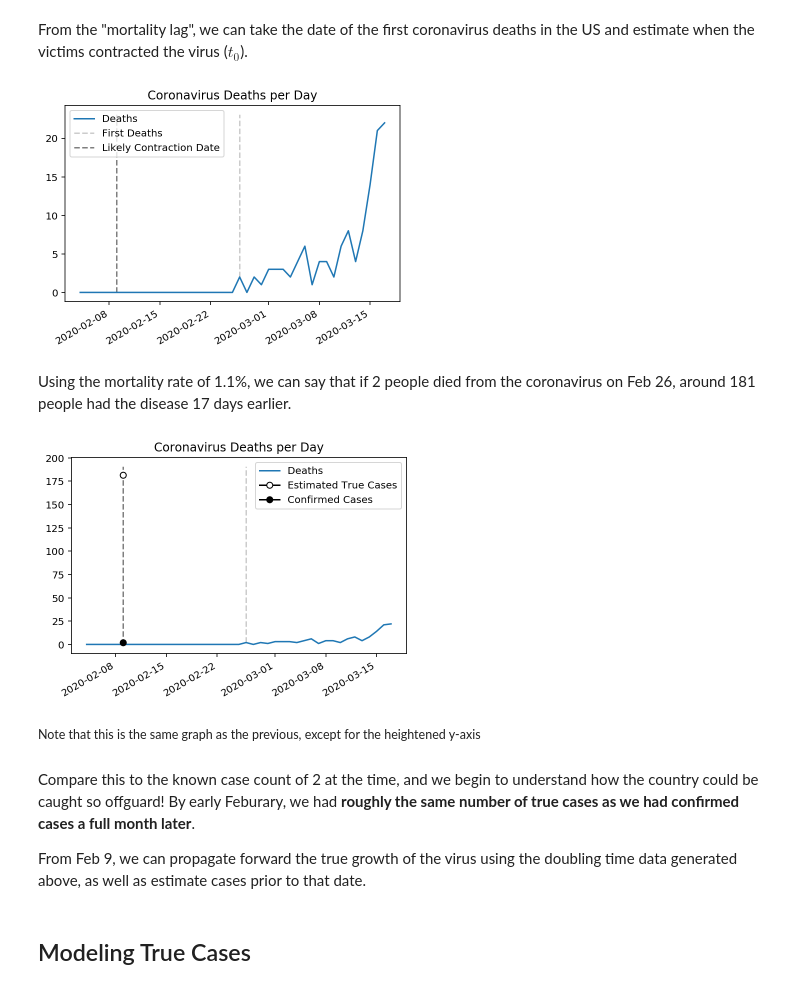
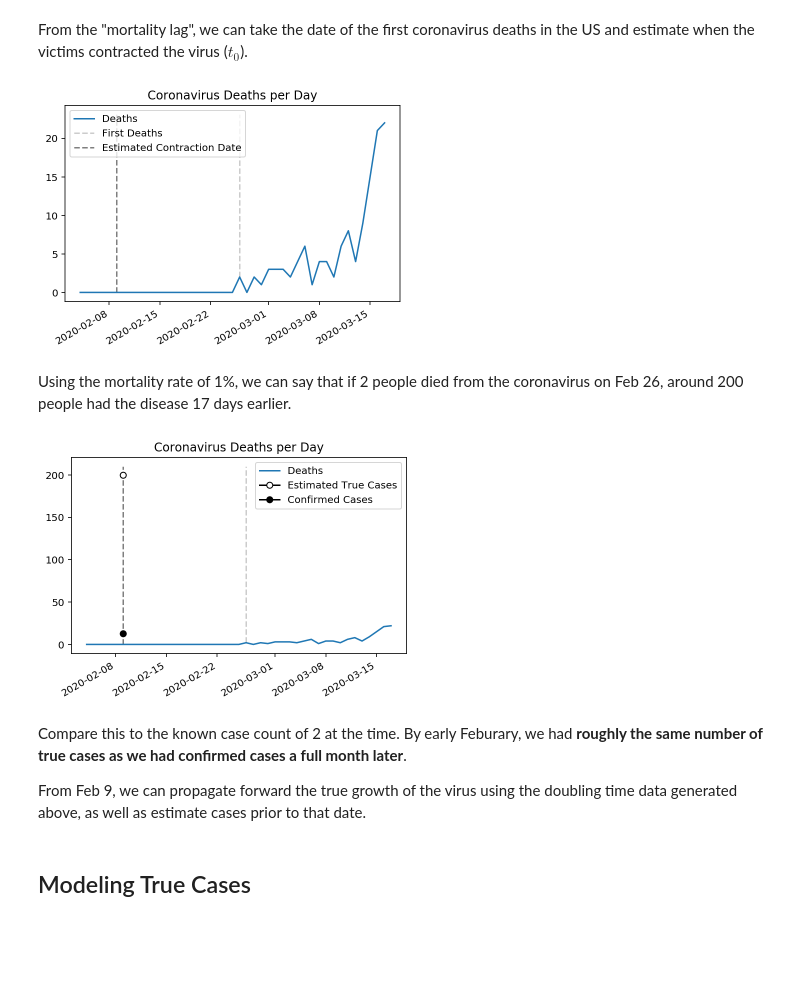
Before and after one commit to KartikChugh/COVID-Case-Estimation, a Jupyter notebook: notebook.ipynb, the cells around one changed output. Cells and saved outputs as stored; diff of their text form; code cells hidden in the pictures; blank space fills up the shorter version.

```diff
--- a/notebook.ipynb
+++ b/notebook.ipynb
@@ -114,13 +87,17 @@ t0 = t_init - timedelta(days=MORTALITY_LAG)
 # %%
+t_init = deathsDaily.ne(0).idxmax()
+d_init = deathsDaily[t_init]
+t0 = t_init - timedelta(days=MORTALITY_LAG)
+
 plt.plot(deathsDaily[t0-timedelta(days=5):t_init+timedelta(days=20)], label='Deaths')
 max_y=plt.gca().get_ylim()[1]
 plt.vlines(t_init, d_init, max_y, ls='--', alpha=0.2, label='First Deaths')
-plt.vlines(t0, 0, max_y, ls='--', alpha=0.5, label='Likely Contraction Date')
+plt.vlines(t0, 0, max_y, ls='--', alpha=0.5, label='Estimated Contraction Date')
 plt.gcf().autofmt_xdate()
 plt.legend()
 plt.title('Coronavirus Deaths per Day')
 plt.show()
 # %% [output]
-[figure, old version]
+[figure, new version]
 # %% [markdown]
-Using the mortality rate of 1.1%, we can say that if 2 people died from the coronavirus on Feb 26, around 181 people had the disease 17 days earlier.
+Using the mortality rate of 1%, we can say that if 2 people died from the coronavirus on Feb 26, around 200 people had the disease 17 days earlier.
@@ -129,4 +104,6 @@ c0 = d_init * 1/MORTALITY
 # %%
+c0 = d_init * 1/MORTALITY
+
 plt.plot(deathsDaily[t0-timedelta(days=5):t_init+timedelta(days=20)], label='Deaths')
 plt.plot(t0,c0, marker='o', mfc='w', mec='k', c='k', label='Estimated True Cases')
 plt.plot(t0,confirmed[t0], marker='o', mfc='k', mec='k', c='k', label='Confirmed Cases')
@@ -138,11 +115,9 @@ plt.legend()
 plt.title('Coronavirus Deaths per Day')
 plt.show()
 # %% [output]
-[figure, old version]
+[figure, new version]
-# %% [markdown]
-<small>Note that this is the same graph as the previous, except for the heightened y-axis</small>
 # %% [markdown]
-Compare this to the known case count of 2 at the time, and we begin to understand how the country could be caught so offguard! By early Feburary, we had **roughly the same number of true cases as we had confirmed cases a full month later**.
+Compare this to the known case count of 2 at the time. By early Feburary, we had **roughly the same number of true cases as we had confirmed cases a full month later**.
 
 From Feb 9, we can propagate forward the true growth of the virus using the doubling time data generated above, as well as estimate cases prior to that date.
 # %% [markdown]
```
Also changed, not shown: parts of 27 cells of this notebook.
